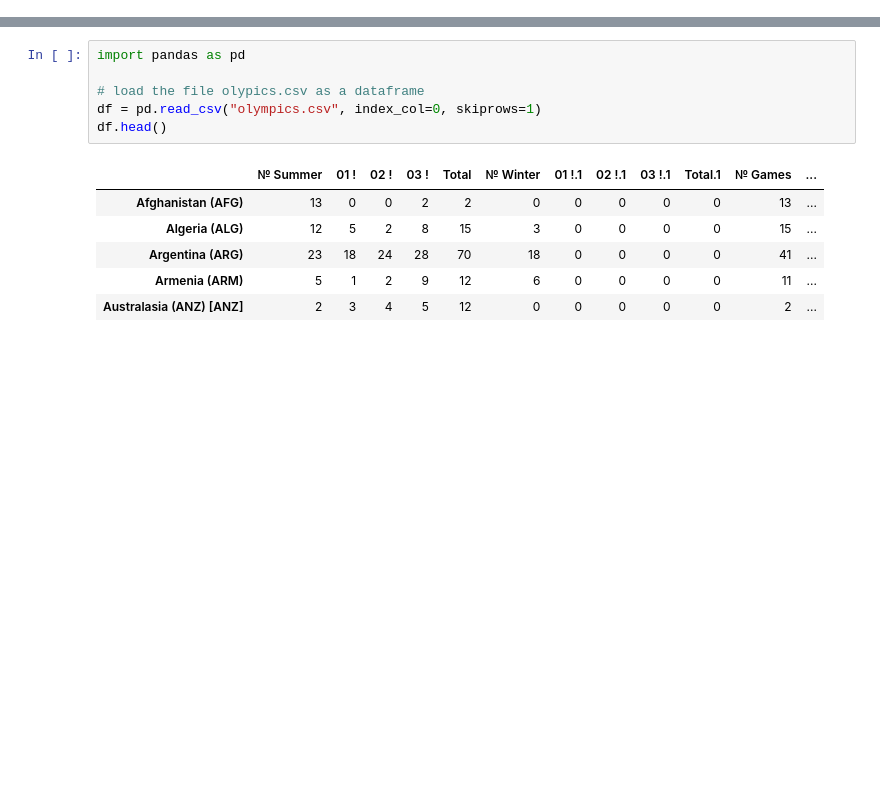
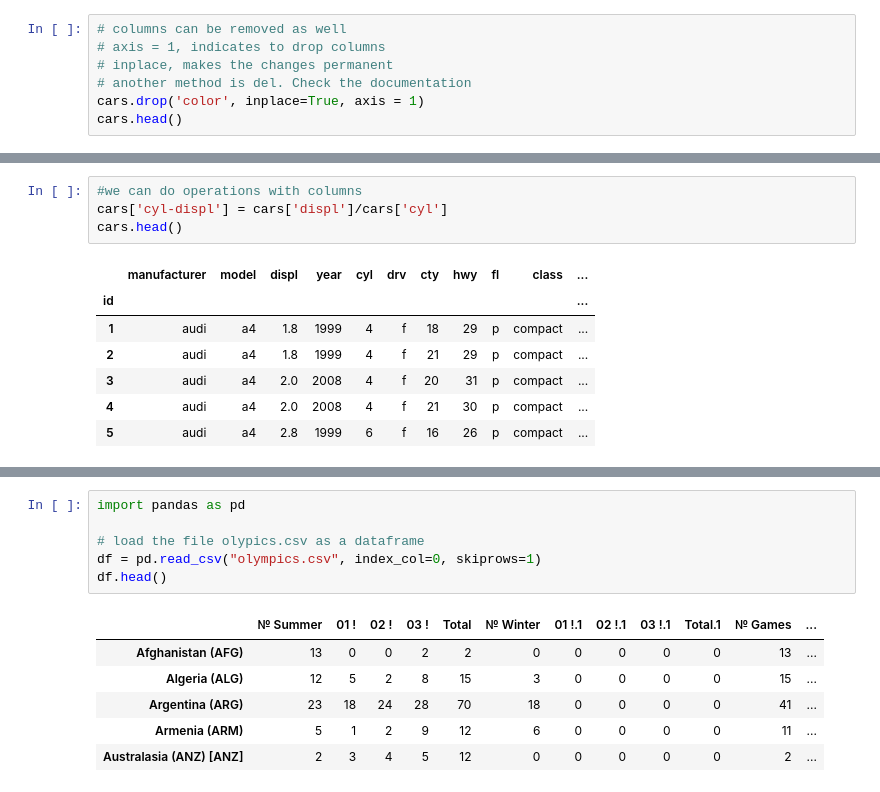
Before and after one commit to jcanoj/cursos.intro-Data-Science-Python, a Jupyter notebook: more_examples.ipynb, the cells around one changed output, grey strips where cells are left out. Cells and saved outputs as stored; diff of their text form; blank space fills up the shorter version.

```diff
--- a/more_examples.ipynb
+++ b/more_examples.ipynb
@@ -89,0 +135,7 @@ cars.head()
+# %%
+# columns can be removed as well
+# axis = 1, indicates to drop columns
+# inplace, makes the changes permanent
+# another method is del. Check the documentation
+cars.drop('color', inplace=True, axis = 1)
+cars.head()
@@ -89,0 +150,12 @@ cars.head()
+# %%
+#we can do operations with columns
+cars['cyl-displ'] = cars['displ']/cars['cyl']
+cars.head()
+# %% [output]
+|  | manufacturer | model | displ | year | cyl | drv | cty | hwy | fl | class | ... |
+| id |  |  |  |  |  |  |  |  |  |  | ... |
+| 1 | audi | a4 | 1.8 | 1999 | 4 | f | 18 | 29 | p | compact | ... |
+| 2 | audi | a4 | 1.8 | 1999 | 4 | f | 21 | 29 | p | compact | ... |
+| 3 | audi | a4 | 2.0 | 2008 | 4 | f | 20 | 31 | p | compact | ... |
+| 4 | audi | a4 | 2.0 | 2008 | 4 | f | 21 | 30 | p | compact | ... |
+| 5 | audi | a4 | 2.8 | 1999 | 6 | f | 16 | 26 | p | compact | ... |
```
Also changed, not shown: parts of 47 cells of this notebook, 16 other files.
